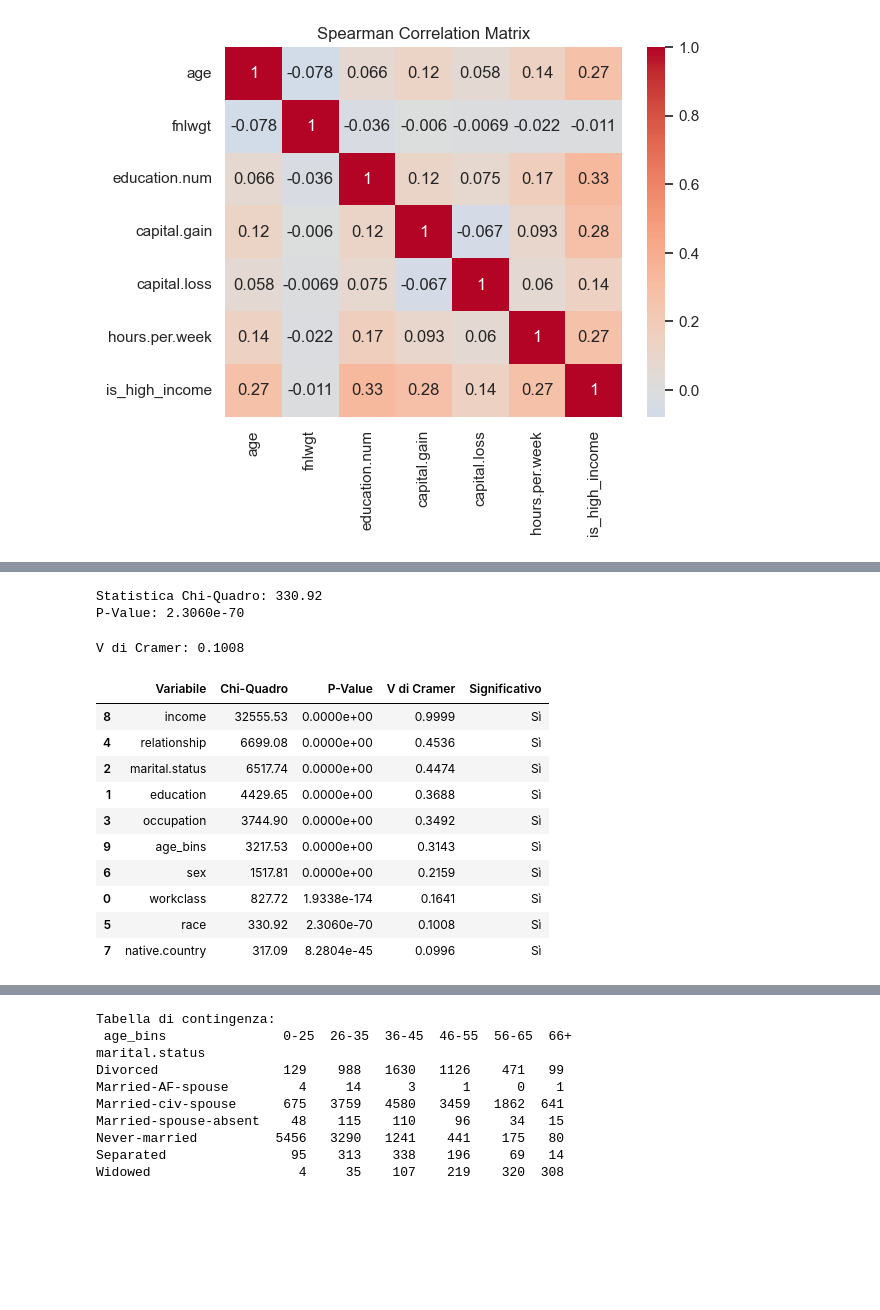
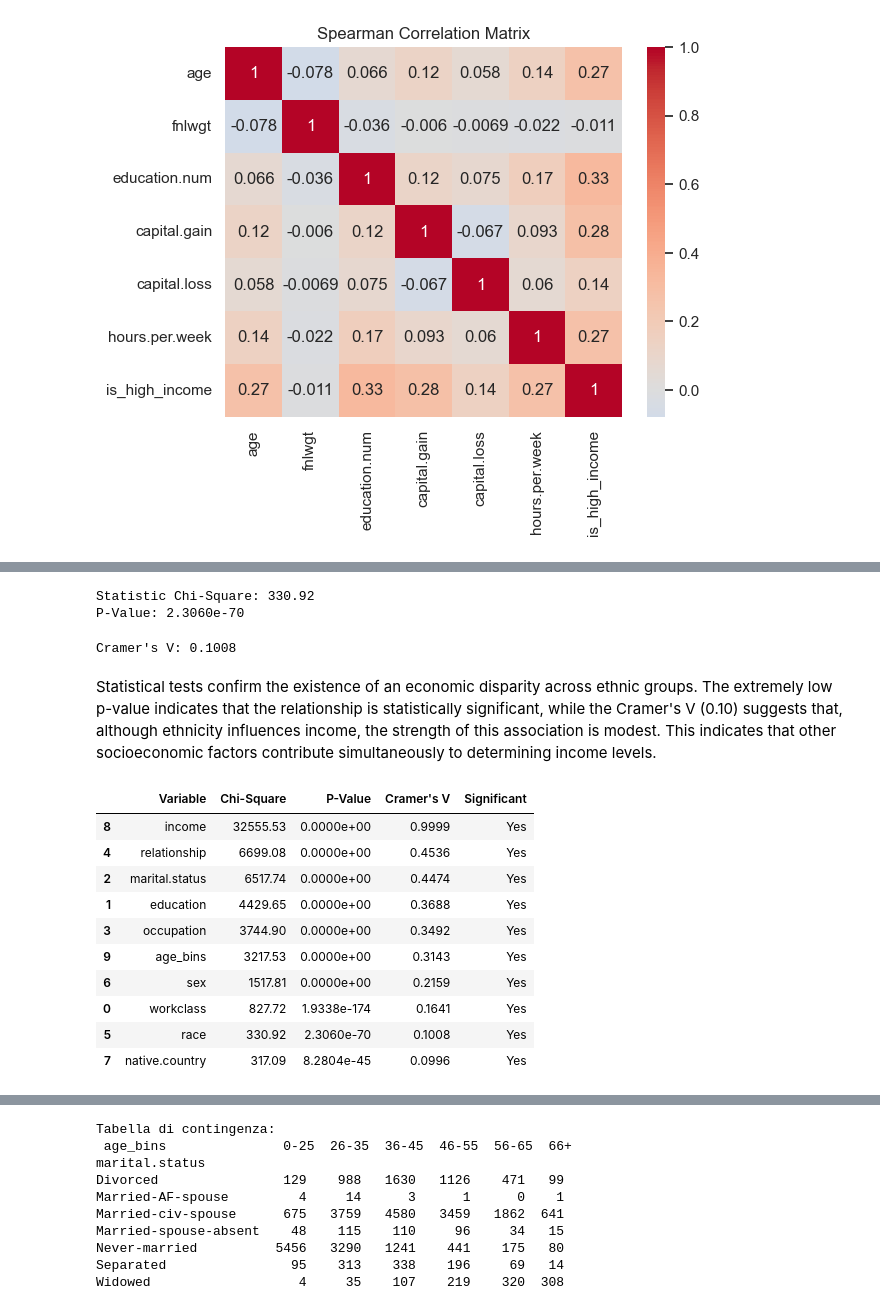
Before and after one commit to M-Barreca/01_Labor_Risk_Profiling, a Jupyter notebook: labor_risk_profiling.ipynb, the cells around one changed output, grey strips where cells are left out. Cells and saved outputs as stored; diff of their text form; code cells hidden in the pictures; blank space fills up the shorter version.

```diff
--- a/labor_risk_profiling.ipynb
+++ b/labor_risk_profiling.ipynb
@@ -231,10 +236,10 @@ from scipy.stats import chi2_contingency
 # Eseguiamo il test sulla tabella dei FATTI (quella non normalizzata dello Step 1)
 chi2, p, dof, expected = chi2_contingency(contingency_table)
 
-print(f"Statistica Chi-Quadro: {chi2:.2f}")
+print(f"Statistic Chi-Square: {chi2:.2f}")
 print(f"P-Value: {p:.4e}") # Notazione scientifica perché sarà molto piccolo
 # %% [output]
-Statistica Chi-Quadro: 330.92
+Statistic Chi-Square: 330.92
 P-Value: 2.3060e-70
 # %%
 # cramer's V
@@ -242,9 +247,11 @@ n = contingency_table.sum().sum() # Totale campioni
 min_dim = min(contingency_table.shape) - 1 # Minimo tra (righe-1) e (colonne-1)
 v_cramer = np.sqrt(chi2 / (n * min_dim))
 
-print(f"V di Cramer: {v_cramer:.4f}")
+print(f"Cramer's V: {v_cramer:.4f}")
 # %% [output]
-V di Cramer: 0.1008
+Cramer's V: 0.1008
+# %% [markdown]
+Statistical tests confirm the existence of an economic disparity across ethnic groups. The extremely low p-value indicates that the relationship is statistically significant, while the Cramer's V (0.10) suggests that, although ethnicity influences income, the strength of this association is modest. This indicates that other socioeconomic factors contribute simultaneously to determining income levels.
 # %%
 
 
@@ -265,29 +272,29 @@ def analyze_all_categorical(df, cat_columns, target_col):
 
         # Salviamo i risultati in un dizionario
         results.append({
-            'Variabile': col,
-            'Chi-Quadro': round(chi2, 2),
+            'Variable': col,
+            'Chi-Square': round(chi2, 2),
             'P-Value': f"{p:.4e}",
-            'V di Cramer': round(v_cramer, 4),
-            'Significativo': "Sì" if p < 0.05 else "No"
+            'Cramer\'s V': round(v_cramer, 4),
+            'Significant': "Yes" if p < 0.05 else "No"
         })
 
     # Creiamo il DataFrame finale e ordiniamo per V di Cramer (più alta = più importante)
-    summary_df = pd.DataFrame(results).sort_values(by='V di Cramer', ascending=False)
+    summary_df = pd.DataFrame(results).sort_values(by='Cramer\'s V', ascending=False)
     return summary_df
 # %%
 # Esecuzione
 tabella_risultati_cat = analyze_all_categorical(df_1, result[1], 'is_high_income')
-display(tabella_risultati_cat)
+tabella_risultati_cat
 # %% [output]
-|  | Variabile | Chi-Quadro | P-Value | V di Cramer | Significativo |
-| 8 | income | 32555.53 | 0.0000e+00 | 0.9999 | Sì |
-| 4 | relationship | 6699.08 | 0.0000e+00 | 0.4536 | Sì |
-| 2 | marital.status | 6517.74 | 0.0000e+00 | 0.4474 | Sì |
-| 1 | education | 4429.65 | 0.0000e+00 | 0.3688 | Sì |
-| 3 | occupation | 3744.90 | 0.0000e+00 | 0.3492 | Sì |
-| 9 | age_bins | 3217.53 | 0.0000e+00 | 0.3143 | Sì |
-| 6 | sex | 1517.81 | 0.0000e+00 | 0.2159 | Sì |
-| 0 | workclass | 827.72 | 1.9338e-174 | 0.1641 | Sì |
-| 5 | race | 330.92 | 2.3060e-70 | 0.1008 | Sì |
-| 7 | native.country | 317.09 | 8.2804e-45 | 0.0996 | Sì |
+|  | Variable | Chi-Square | P-Value | Cramer's V | Significant |
+| 8 | income | 32555.53 | 0.0000e+00 | 0.9999 | Yes |
+| 4 | relationship | 6699.08 | 0.0000e+00 | 0.4536 | Yes |
+| 2 | marital.status | 6517.74 | 0.0000e+00 | 0.4474 | Yes |
+| 1 | education | 4429.65 | 0.0000e+00 | 0.3688 | Yes |
+| 3 | occupation | 3744.90 | 0.0000e+00 | 0.3492 | Yes |
+| 9 | age_bins | 3217.53 | 0.0000e+00 | 0.3143 | Yes |
+| 6 | sex | 1517.81 | 0.0000e+00 | 0.2159 | Yes |
+| 0 | workclass | 827.72 | 1.9338e-174 | 0.1641 | Yes |
+| 5 | race | 330.92 | 2.3060e-70 | 0.1008 | Yes |
+| 7 | native.country | 317.09 | 8.2804e-45 | 0.0996 | Yes |
```
Also changed, not shown: parts of 18 cells of this notebook.
